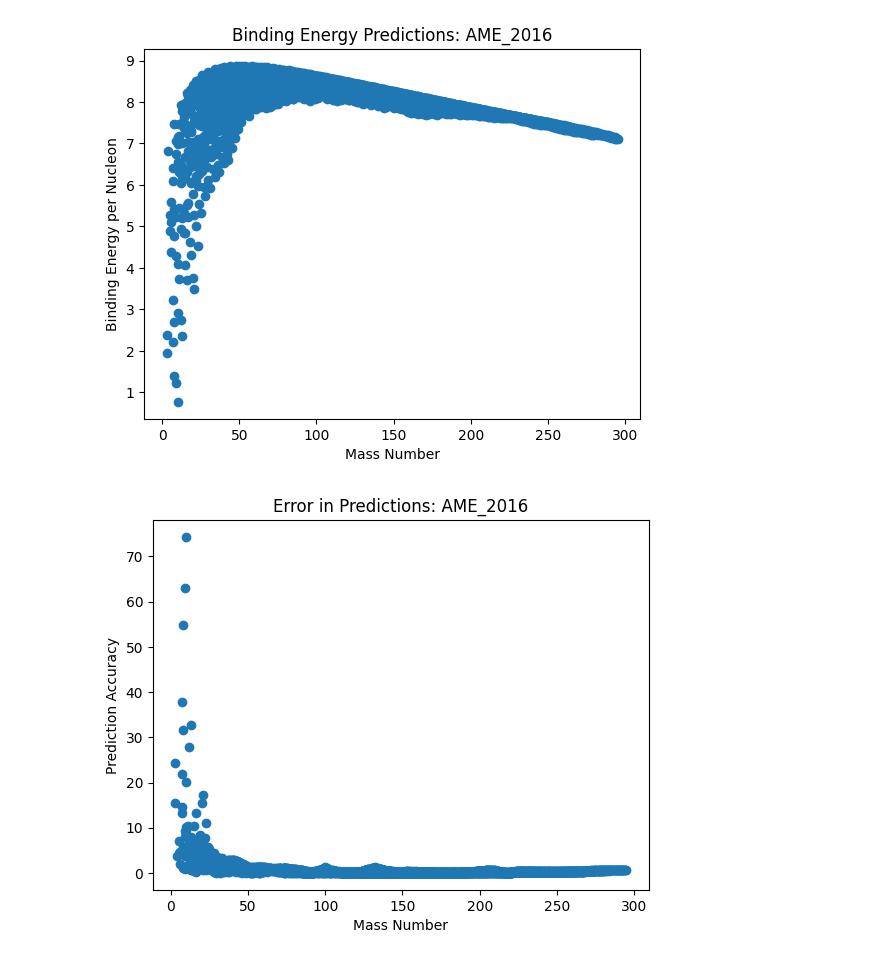
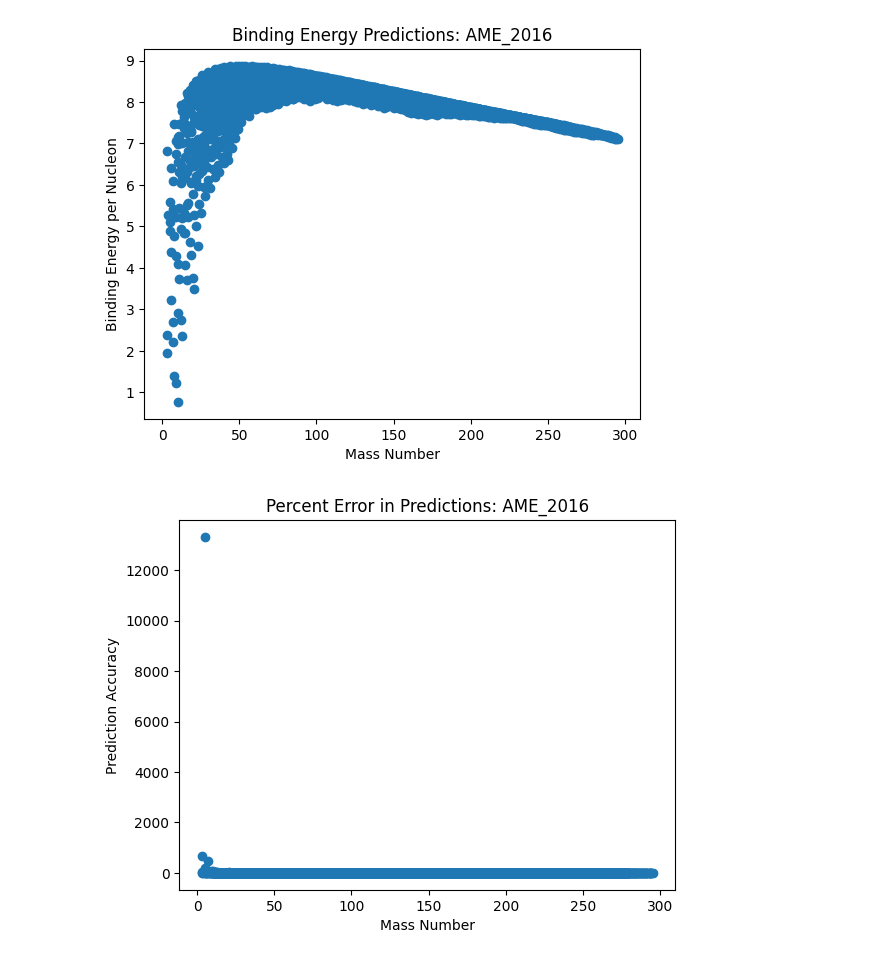
Before and after one commit to LoneWolf2026/Neural-Network-for-Nuclear-Binding-Energy-Prediction-, a Jupyter notebook: Semi_Empirical_Mass_Formula.ipynb, the cells around one changed output. Saved outputs shown, nothing was run; the diff lists cells and outputs as text; code cells hidden in the pictures.

Commit message:
Reduce 'for loops' needed to remove negative binding energies and corresponding nucleon and prediction accuracies.

```diff
--- a/Semi_Empirical_Mass_Formula.ipynb
+++ b/Semi_Empirical_Mass_Formula.ipynb
@@ -117,15 +117,24 @@ for a in range(len(BEs_per_A_2016)):
 for a in range(len(BEs_per_A_2020)):
   error = abs((BEs_per_A_2020[a] - BE_per_A_Actual_2020[a])/BE_per_A_Actual_2020[a])*100  #error in prediction by SEMF
   Prediction_Accuracy_2020.append(error)
-
-
-Prediction_Accuracy_2016 = [round(Prediction_Accuracy_2016[a],2) for a in range(len(Nucleons2016)) if BEs_per_A_2016[a] > 0] #Remove predictions where predicted binding energy is negative
-Nucleons2016 = [Nucleons2016[b] for b in range(len(Nucleons2016)) if BEs_per_A_2016[b] > 0] #Remove nucleons with negative, predicted binding energy
-BEs_per_A_2016 = [k for k in BEs_per_A_2016 if k > 0] #Remove negative, predicted binding energies
-
-Prediction_Accuracy_2020 = [round(Prediction_Accuracy_2020[a],2) for a in range(len(Nucleons2020)) if BEs_per_A_2020[a] > 0] #Remove predictions where predicted binding energy is negative
-Nucleons2020 = [Nucleons2020[b] for b in range(len(Nucleons2020)) if BEs_per_A_2020[b] > 0] #Same as above
-BEs_per_A_2020 = [k for k in BEs_per_A_2020 if k > 0] #Same as above
+# %%
+for a in range(len(BEs_per_A_2016)):
+  if BEs_per_A_2016[a] < 0:
+    #Remove negative, predicted binding energies
+    Nucleons2016.remove(Nucleons2016[a]) #Remove nucleons corresponding to negative predicted energies
+    Prediction_Accuracy_2016.remove(Prediction_Accuracy_2016[a]) #Remove accuracies corresponding to negative predicted energies
+
+BEs_per_A_2016 = [k for k in BEs_per_A_2016 if k > 0] #Keep only positive predicted Binding Energies
+
+
+for b in range(len(BEs_per_A_2020)):
+  if BEs_per_A_2020[b] < 0:
+    Nucleons2020.remove(Nucleons2020[b]) #Same purpose as .remove() for BEs_per_A_2016
+    Prediction_Accuracy_2020.remove(Prediction_Accuracy_2020[b])
+
+BEs_per_A_2020 = [k for k in BEs_per_A_2020 if k > 0] #Keep only positive predicted Binding Energies
+
+#Including BEs_per_A_2020 in the larger for loops would've led to an IndexError, as the length of the list which the for loop iterates over is changing as well.
 # %%
 import matplotlib.pyplot as plt
 
@@ -150,34 +159,34 @@ plt.figure(2)
 plt.scatter(x2,y2)
 plt.xlabel('Mass Number')
 plt.ylabel('Prediction Accuracy')
-plt.title('Error in Predictions: AME_2016')
+plt.title('Percent Error in Predictions: AME_2016')
 plt.show()
 
 
 #x axis is Mass Number(s)
 #y axis is Binding Energy in MeV per Nucleon
 
 x3 = Nucleons2020
 y3 = BEs_per_A_2020
 
 plt.figure(3)
 plt.scatter(x3,y3)
 plt.xlabel('Mass Number')
 plt.ylabel('Binding Energy per Nucleon')
 plt.title('Binding Energy Predictions: AME_2020')
 plt.show()
 
 
 x4 = Nucleons2020
 y4 = Prediction_Accuracy_2020
 
 plt.figure(4)
 plt.scatter(x4,y4)
 plt.xlabel('Mass Number')
 plt.ylabel('Prediction Accuracy')
-plt.title('Error in Predictions: AME_2020')
+plt.title('Percent Error in Predictions: AME_2020')
 plt.show()
 # %% [output]
 [figure]
-[figure, old version]
+[figure, new version]
 [figure]
```
Also changed, not shown: parts of 3 cells of this notebook.
